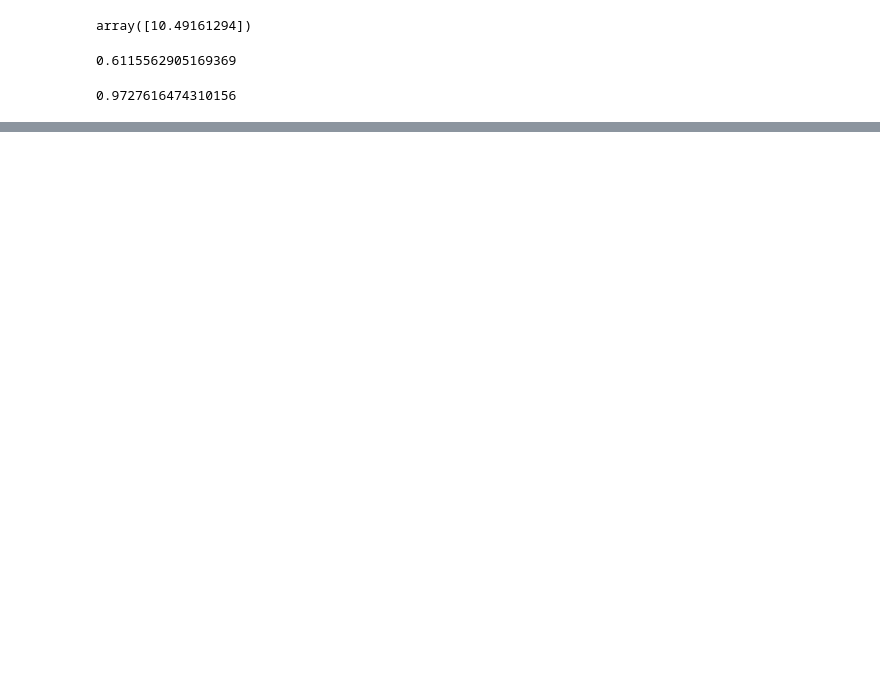
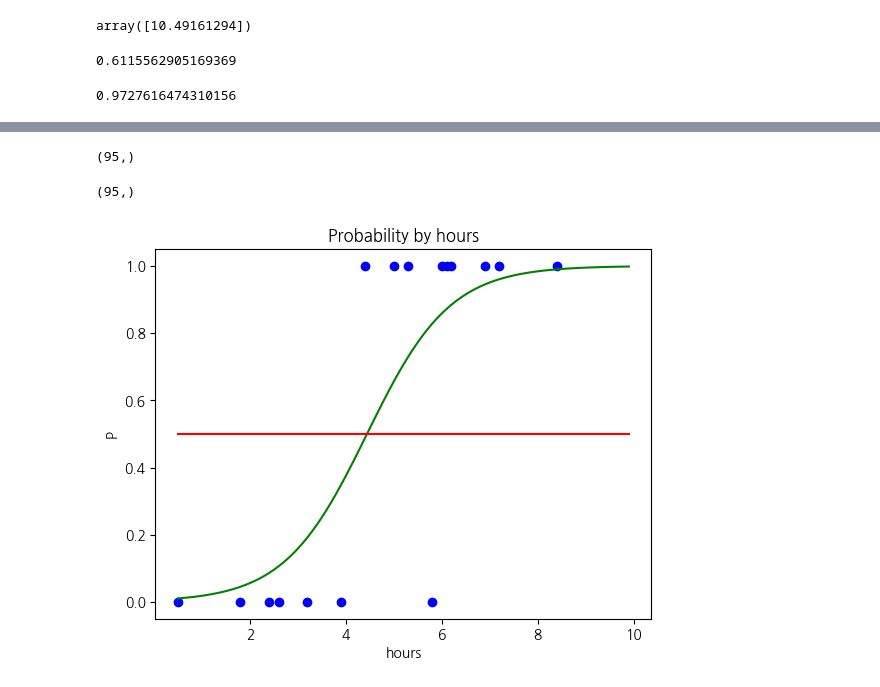
Before and after one commit to LC-coder33/PythonTutorial, a Jupyter notebook: python6일차.ipynb, the cells around one changed output, grey strips where cells are left out. Drawn from its saved outputs; the diff is of its cells as text; code cells hidden in the pictures; blank space fills up the shorter version.

```diff
--- a/python6일차.ipynb
+++ b/python6일차.ipynb
@@ -475,0 +531,4 @@ reg.score(X_test, y_test)
+# %%
+from sklearn.linear_model import LogisticRegression
+classifier = LogisticRegression()
+classifier.fit(X_train, y_train)
@@ -475,0 +574,3 @@ reg.score(X_test, y_test)
+# %%
+X_range = np.arange(min(X), max(X), 0.1)
+X_range
@@ -475,0 +586,3 @@ reg.score(X_test, y_test)
+# %%
+p = 1/(1+np.exp(-(classifier.coef_ * X_range + classifier.intercept_)))
+p
@@ -475,0 +609,19 @@ reg.score(X_test, y_test)
+# %%
+X_range.shape
+# %% [output]
+(95,)
+# %%
+p=p.reshape(-1)
+p.shape
+# %% [output]
+(95,)
+# %%
+plt.scatter(X_train, y_train, color='blue')
+plt.plot(X_range, p, color= 'green')
+plt.plot(X_range, np.full(len(X_range), 0.5), color='red')  # y축에 일정한 값인 0.5를 유지하는 직선
+plt.title('Probability by hours')
+plt.xlabel('hours')
+plt.ylabel('P')
+plt.show()
+# %% [output]
+[figure, added]
```
Also changed, not shown: parts of 38 cells of this notebook, 2 other files.
